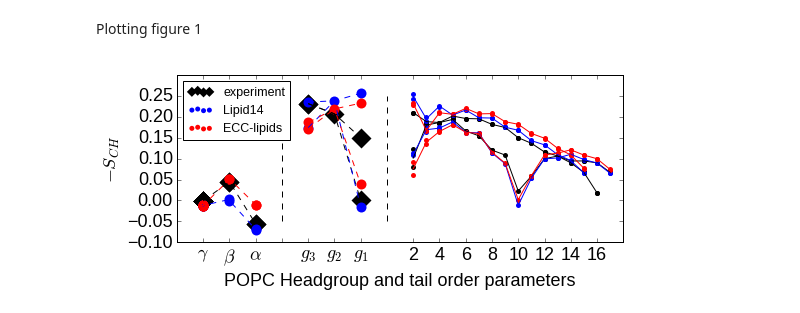
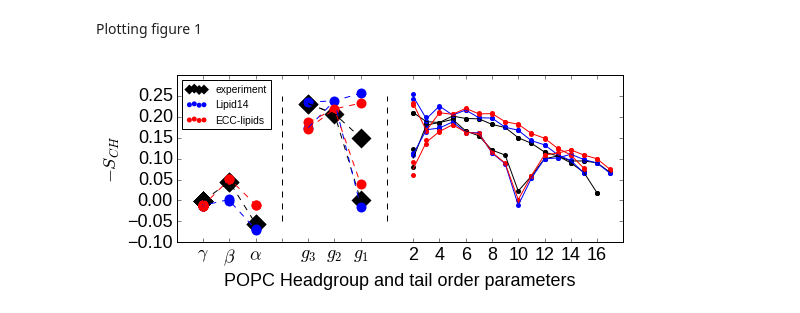
Before and after one commit to ohsOllila/NMRlipids_VI-NewIonModel, a Jupyter notebook: Fig/ipython_nb/Plot_OPs_ECCLipid17_q80_sig89.ipynb, the cells around one changed output. Saved outputs shown, nothing was run; the diff lists cells and outputs as text; code cells hidden in the pictures.

```diff
--- a/Fig/ipython_nb/Plot_OPs_ECCLipid17_q80_sig89.ipynb
+++ b/Fig/ipython_nb/Plot_OPs_ECCLipid17_q80_sig89.ipynb
@@ -112,33 +112,33 @@ for (model, legend, colour) in zip(models, legends, colours):
             #print "Label {lab} not found in current model keys, model: {mod}".format(lab=label, mod=model)
         if not tail in tails.keys():
             tails[tail] = {}
             tails_list[tail] = []
         if label in model.keys():
             if not i in tails[tail].keys():
                 tails[tail][i] = []
             try:
                 tails[tail][i].append(float(model[label].avg))
             except:
                 pass
                 #print "Label {lab} not found in current model keys, model: {mod}".format(lab=label, mod=model)
     for tail in tails.keys():
         for item in tails[tail].items():
             tails_list[tail].append([item[0], np.average(item[1])])
         tail_temp = np.array(tails_list[tail])
         try:
             ax.plot(tail_temp[:,0]+2*len(xlabels), -tail_temp[:,1], c=colour, lw=1.0, label=point_label)
         except:
             pass
 
 
 # choline-glycerol separator
 ax.vlines(len(xlabels)-1, -0.05, 0.25, linestyles='dashed')
 # glycerol-tails separator
 ax.vlines(2*len(xlabels), -0.05, 0.25, linestyles='dashed')
 
 
-ax.legend(loc="upper left", markerscale=0.5, scatterpoints=4, fontsize='x-small')
-plt.savefig("Order-parameters_exp-L14-ECCL17_q80_sig89.eps", dpi=200, bbox_inches='tight')
+ax.legend(loc="upper left", markerscale=0.5, scatterpoints=4, fontsize='xx-small')
+plt.savefig("Order-parameters_exp-L14-ECCL17_q80_sig89.pdf", dpi=200, bbox_inches='tight')
 plt.show()
 # %% [output]
-[figure, old version]
+[figure, new version]
```
Also changed, not shown: 44 other files.
